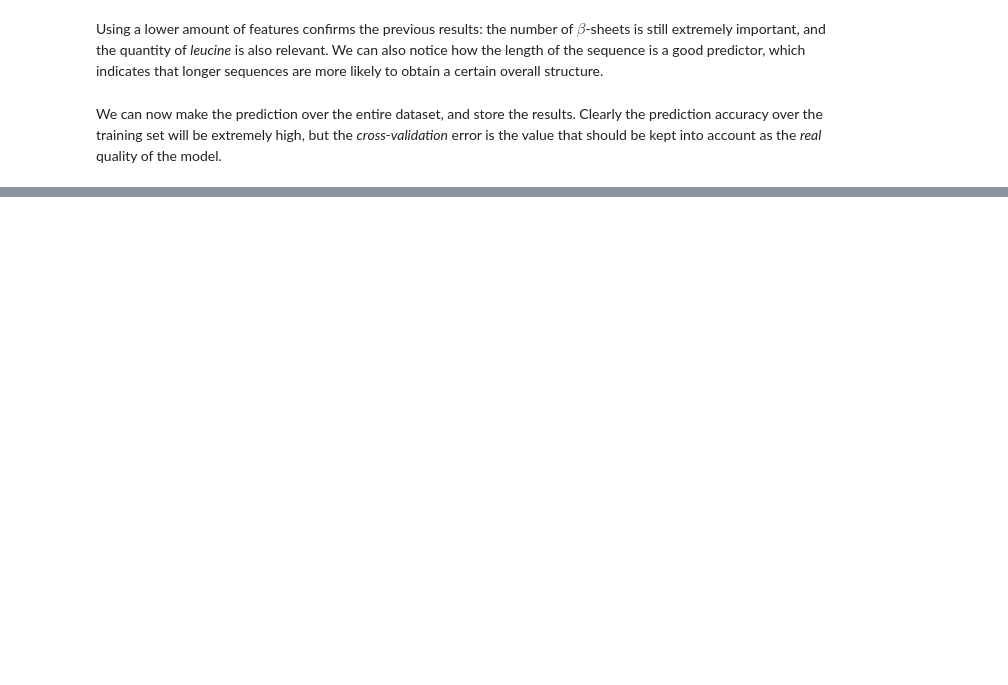
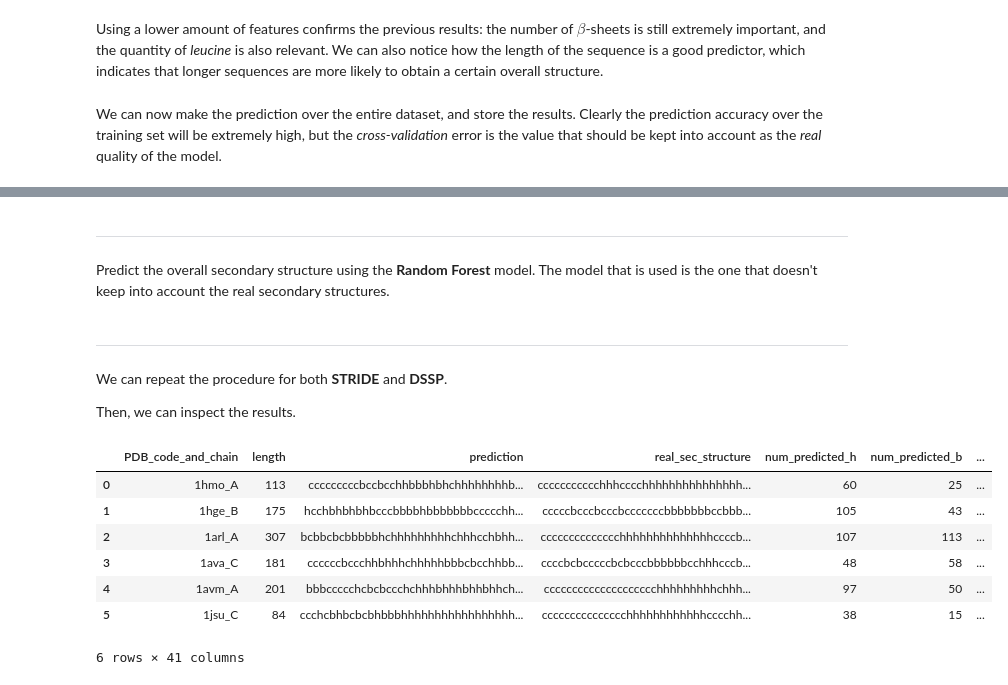
Before and after one commit to AlbertoParravicini/bioinformatics-ulb, a Jupyter notebook: assignment-2/src/Untitled.ipynb, the cells around one changed output, grey strips where cells are left out. Saved outputs shown, nothing was run; the diff lists cells and outputs as text; code cells hidden in the pictures; blank space fills up the shorter version.

```diff
--- a/assignment-2/src/Untitled.ipynb
+++ b/assignment-2/src/Untitled.ipynb
@@ -1471,0 +1593,4 @@ We can now make the prediction over the entire dataset, and store the results. C
+# %% [markdown]
+***
+
+Predict the overall secondary structure using the **Random Forest** model. The model that is used is the one that doesn't keep into account the real secondary structures.
@@ -1471,0 +1606,26 @@ We can now make the prediction over the entire dataset, and store the results. C
+# %% [markdown]
+***
+We can repeat the procedure for both **STRIDE** and **DSSP**.
+
+Then, we can inspect the results.
+# %%
+# Load data
+file_name = "../data/test_proteins_pred_result_gor_3_stride.csv"
+# Read the prediction data
+result_frame_validation_gor_3_stride = pd.read_csv(file_name)
+
+# Load data
+file_name = "../data/test_proteins_pred_result_gor_3_dssp.csv"
+# Read the prediction data
+result_frame_validation_gor_3_dssp = pd.read_csv(file_name)
+# %%
+result_frame_validation_gor_3_stride
+# %% [output]
+|  | PDB_code_and_chain | length | prediction | real_sec_structure | num_predicted_h | num_predicted_b | ... |
+| 0 | 1hmo_A | 113 | cccccccccbccbcchhbbbhbhchhhhhhhhb... | ccccccccccchhhcccchhhhhhhhhhhhhhh... | 60 | 25 | ... |
+| 1 | 1hge_B | 175 | hcchbhbhbhbcccbbbbhbbbbbbbccccchh... | cccccbcccbcccbcccccccbbbbbbbccbbb... | 105 | 43 | ... |
+| 2 | 1arl_A | 307 | bcbbcbcbbbbbhchhhhhhhhhchhhcchbhh... | cccccccccccccchhhhhhhhhhhhhhccccb... | 107 | 113 | ... |
+| 3 | 1ava_C | 181 | ccccccbccchhbhhhchhhhhbbbcbcchhbb... | ccccbcbcccccbcbcccbbbbbbcchhhcccb... | 48 | 58 | ... |
+| 4 | 1avm_A | 201 | bbbccccchcbcbccchchhhbhhhbhhbhhch... | cccccccccccccccccccchhhhhhhhhchhh... | 97 | 50 | ... |
+| 5 | 1jsu_C | 84 | ccchcbhbcbcbhbbbhhhhhhhhhhhhhhhhh... | ccccccccccccccchhhhhhhhhhhhcccchh... | 38 | 15 | ... |
+6 rows × 41 columns
```
Also changed, not shown: parts of 58 cells of this notebook, 15 other files.
